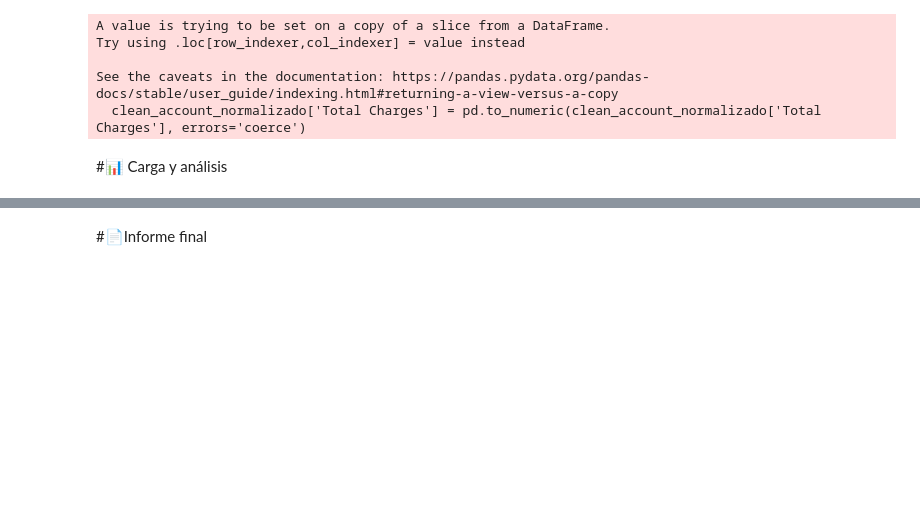
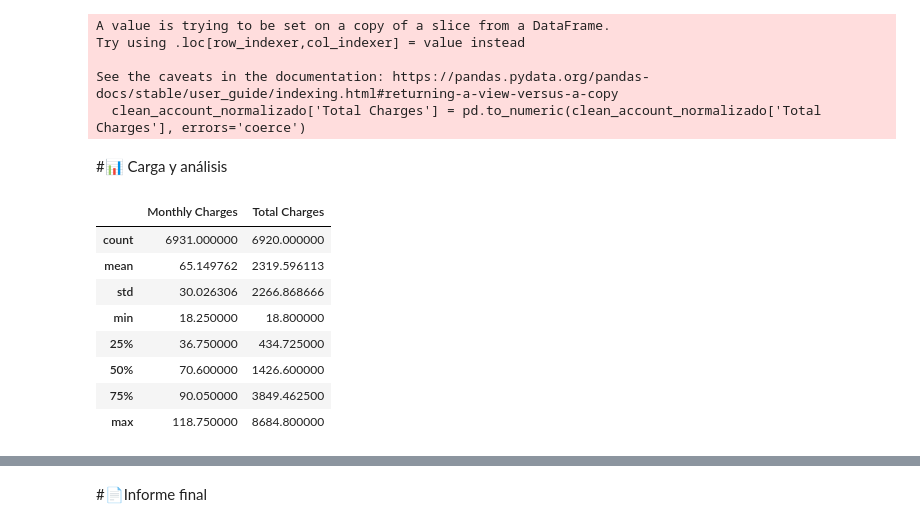
Before and after one commit to AllanFuChao/challenge-telecomx_latam, a Jupyter notebook: TelecomX_LATAM.ipynb, the cells around one changed output, grey strips where cells are left out. Drawn from its saved outputs; the diff is of its cells as text; code cells hidden in the pictures; blank space fills up the shorter version.

```diff
--- a/TelecomX_LATAM.ipynb
+++ b/TelecomX_LATAM.ipynb
@@ -288,3 +309,15 @@ See the caveats in the documentation: https://pandas.pydata.org/pandas-docs/stab
   clean_account_normalizado['Total Charges'] = pd.to_numeric(clean_account_normalizado['Total Charges'], errors='coerce')
 # %% [markdown]
 #📊 Carga y análisis
+# %%
+clean_account_normalizado.describe()
+# %% [output]
+|  | Monthly Charges | Total Charges |
+| count | 6931.000000 | 6920.000000 |
+| mean | 65.149762 | 2319.596113 |
+| std | 30.026306 | 2266.868666 |
+| min | 18.250000 | 18.800000 |
+| 25% | 36.750000 | 434.725000 |
+| 50% | 70.600000 | 1426.600000 |
+| 75% | 90.050000 | 3849.462500 |
+| max | 118.750000 | 8684.800000 |
```
Also changed, not shown: parts of 3 cells of this notebook.
